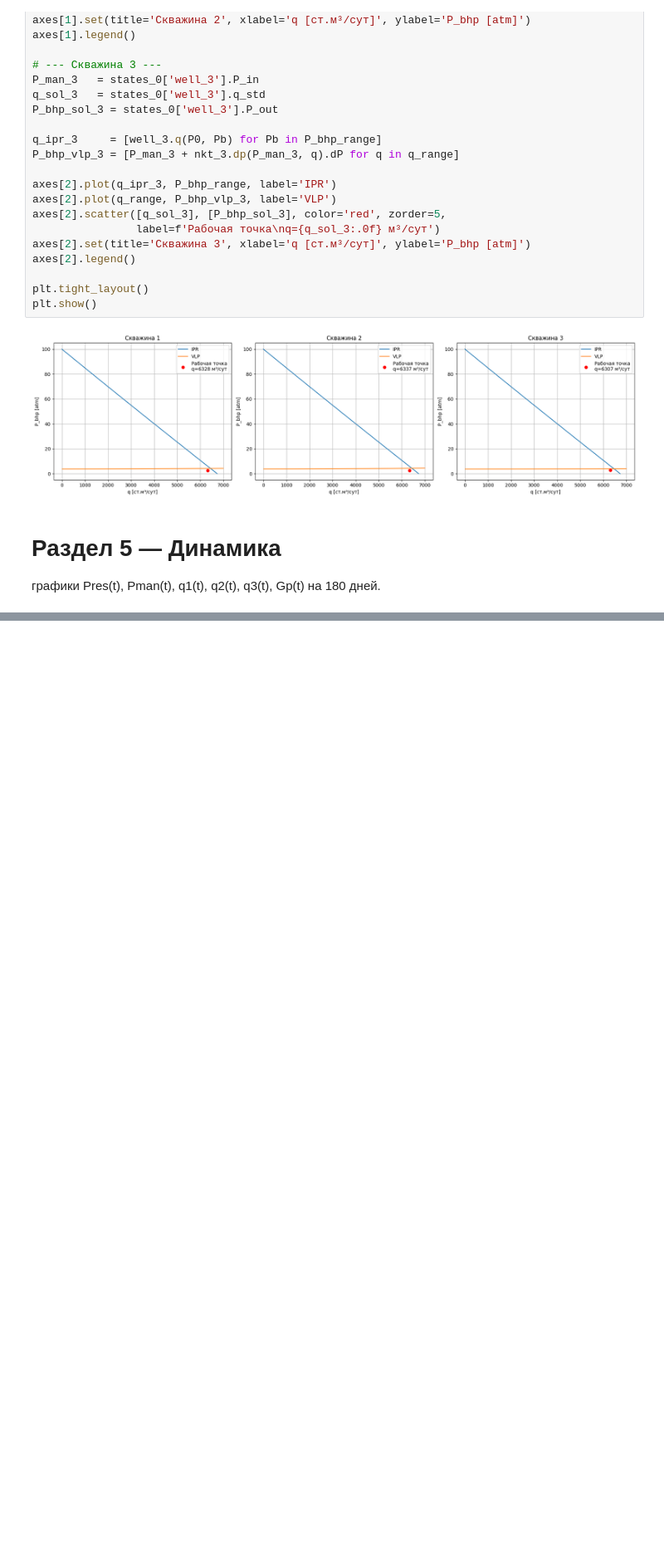
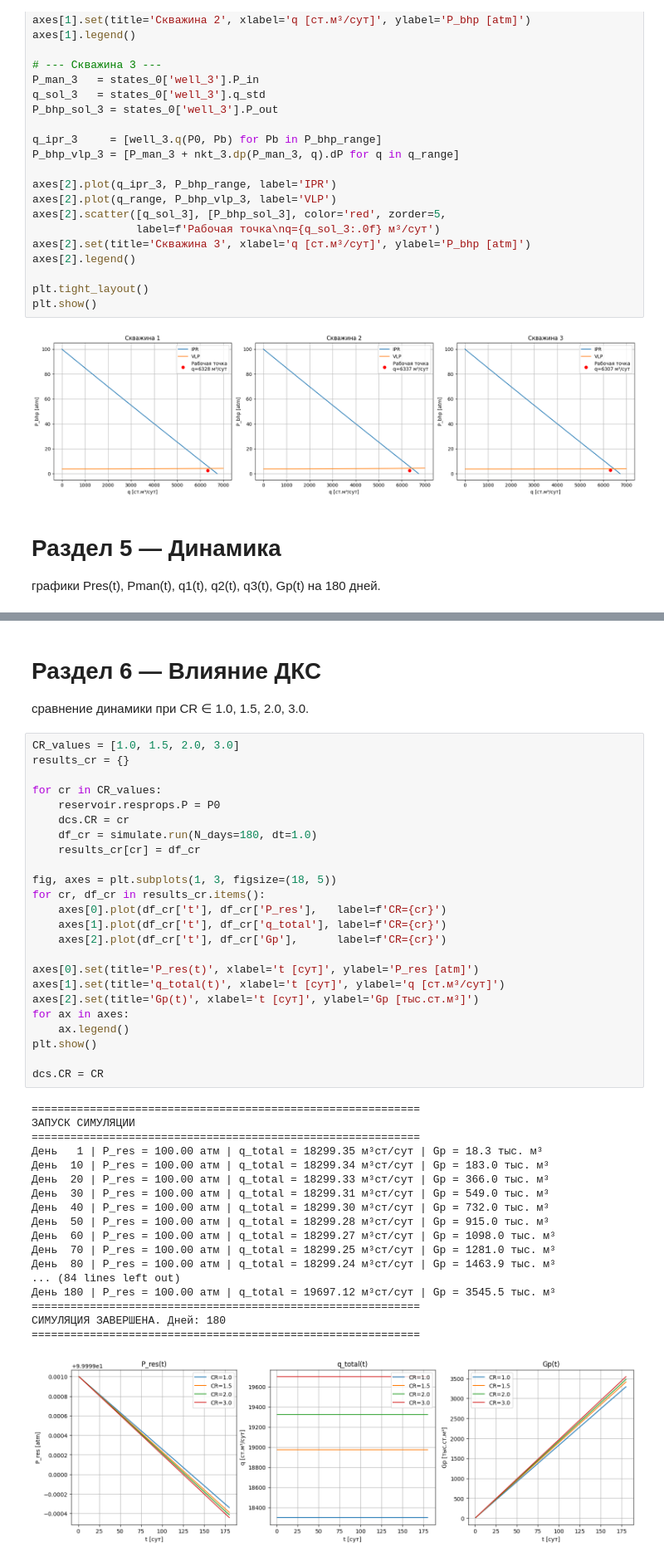
Before and after one commit to luismhpz95/gas_field_simulator, a Jupyter notebook: курсовая.ipynb, the cells around one changed output, grey strips where cells are left out. Shown at 83% size. Drawn from its saved outputs; the diff is of its cells as text; blank space fills up the shorter version.

```diff
--- a/курсовая.ipynb
+++ b/курсовая.ipynb
@@ -245,0 +256,47 @@ plt.tight_layout(); plt.show()
+# %% [markdown]
+# Раздел 6 — Влияние ДКС
+
+сравнение динамики при CR ∈ 1.0, 1.5, 2.0, 3.0.
+# %%
+CR_values = [1.0, 1.5, 2.0, 3.0]
+results_cr = {}
+
+for cr in CR_values:
+    reservoir.resprops.P = P0
+    dcs.CR = cr
+    df_cr = simulate.run(N_days=180, dt=1.0)
+    results_cr[cr] = df_cr
+
+fig, axes = plt.subplots(1, 3, figsize=(18, 5))
+for cr, df_cr in results_cr.items():
+    axes[0].plot(df_cr['t'], df_cr['P_res'],   label=f'CR={cr}')
+    axes[1].plot(df_cr['t'], df_cr['q_total'], label=f'CR={cr}')
+    axes[2].plot(df_cr['t'], df_cr['Gp'],      label=f'CR={cr}')
+
+axes[0].set(title='P_res(t)', xlabel='t [сут]', ylabel='P_res [atm]')
+axes[1].set(title='q_total(t)', xlabel='t [сут]', ylabel='q [ст.м³/сут]')
+axes[2].set(title='Gp(t)', xlabel='t [сут]', ylabel='Gp [тыс.ст.м³]')
+for ax in axes:
+    ax.legend()
+plt.show()
+
+dcs.CR = CR
+# %% [output]
+============================================================
+ЗАПУСК СИМУЛЯЦИИ
+============================================================
+День   1 | P_res = 100.00 атм | q_total = 18299.35 м³ст/сут | Gp = 18.3 тыс. м³
+День  10 | P_res = 100.00 атм | q_total = 18299.34 м³ст/сут | Gp = 183.0 тыс. м³
+День  20 | P_res = 100.00 атм | q_total = 18299.33 м³ст/сут | Gp = 366.0 тыс. м³
+День  30 | P_res = 100.00 атм | q_total = 18299.31 м³ст/сут | Gp = 549.0 тыс. м³
+День  40 | P_res = 100.00 атм | q_total = 18299.30 м³ст/сут | Gp = 732.0 тыс. м³
+День  50 | P_res = 100.00 атм | q_total = 18299.28 м³ст/сут | Gp = 915.0 тыс. м³
+День  60 | P_res = 100.00 атм | q_total = 18299.27 м³ст/сут | Gp = 1098.0 тыс. м³
+День  70 | P_res = 100.00 атм | q_total = 18299.25 м³ст/сут | Gp = 1281.0 тыс. м³
+День  80 | P_res = 100.00 атм | q_total = 18299.24 м³ст/сут | Gp = 1463.9 тыс. м³
+... (84 lines left out)
+День 180 | P_res = 100.00 атм | q_total = 19697.12 м³ст/сут | Gp = 3545.5 тыс. м³
+============================================================
+СИМУЛЯЦИЯ ЗАВЕРШЕНА. Дней: 180
+============================================================
+[figure, added]
```
Also changed, not shown: parts of 3 cells of this notebook.
